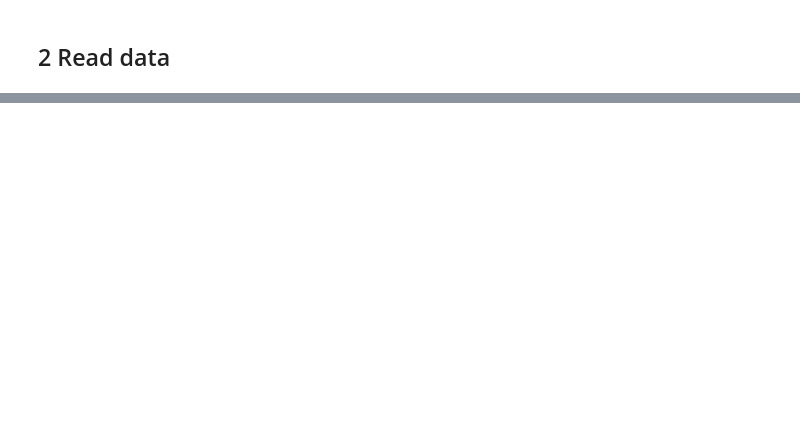
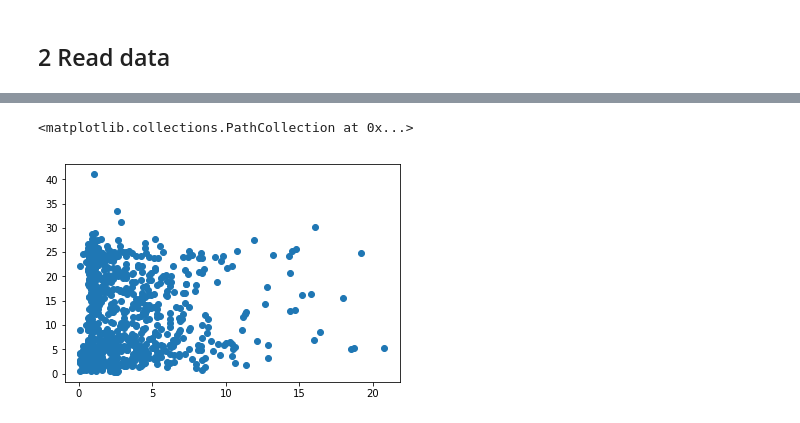
Before and after one commit to LDSSA/learning-units, a Jupyter notebook: units/14-working-with-real-data/examples/predicting-field-goals-made-nba.ipynb, the cells around one changed output, grey strips where cells are left out. Saved outputs shown, nothing was run; the diff lists cells and outputs as text; code cells hidden in the pictures; blank space fills up the shorter version.

```diff
--- a/units/14-working-with-real-data/examples/predicting-field-goals-made-nba.ipynb
+++ b/units/14-working-with-real-data/examples/predicting-field-goals-made-nba.ipynb
@@ -20,16 +14,2 @@ from matplotlib import pyplot as plt
 # %% [markdown]
 ## 2 Read data
-# %%
-def read_data(path, with_preview=False):
-
-    data = pd.read_csv(path)
-    data.columns = data.columns.str.upper()
-
-    if with_preview:
-
-        display(data.head(n=3))
-
-    return data
-
-
-data_raw = read_data("../data/shot_logs.csv")
@@ -312,3 +15,0 @@ data_without_outliers = remove_outliers(data_correct_touch_time)
-# %%
-X = data_without_outliers.drop('SHOT_RESULT', axis=1)
-y = data_without_outliers['SHOT_RESULT']
@@ -427,0 +18,10 @@ accuracy_score(y_test, y_pred)
+# %%
+def read_data(path, with_preview=False):
+
+    data = pd.read_csv(path)
+    data.columns = data.columns.str.upper()
+
+    return data
+
+
+data = read_data("../data/shot_logs.csv")
@@ -427,0 +314,19 @@ accuracy_score(y_test, y_pred)
+# %%
+data = data[data['TOUCH_TIME'] > 0].copy()
+
+def scatter_plot_two_features(data, colnames, total_samples):
+
+    scatter_plot_data = data[[colnames[0], colnames[1]]].sample(n=total_samples)
+    x = scatter_plot_data[colnames[0]]
+    y = scatter_plot_data[colnames[1]]
+
+    plot = plt.scatter(x, y)
+
+    return plot
+
+
+cols = ['TOUCH_TIME', 'SHOT_DIST']
+scatter_plot_two_features(data, cols, 1000)
+# %% [output]
+<matplotlib.collections.PathCollection at 0x...>
+[figure, added]
```
Also changed, not shown: parts of 90 cells of this notebook, 5 other files.
